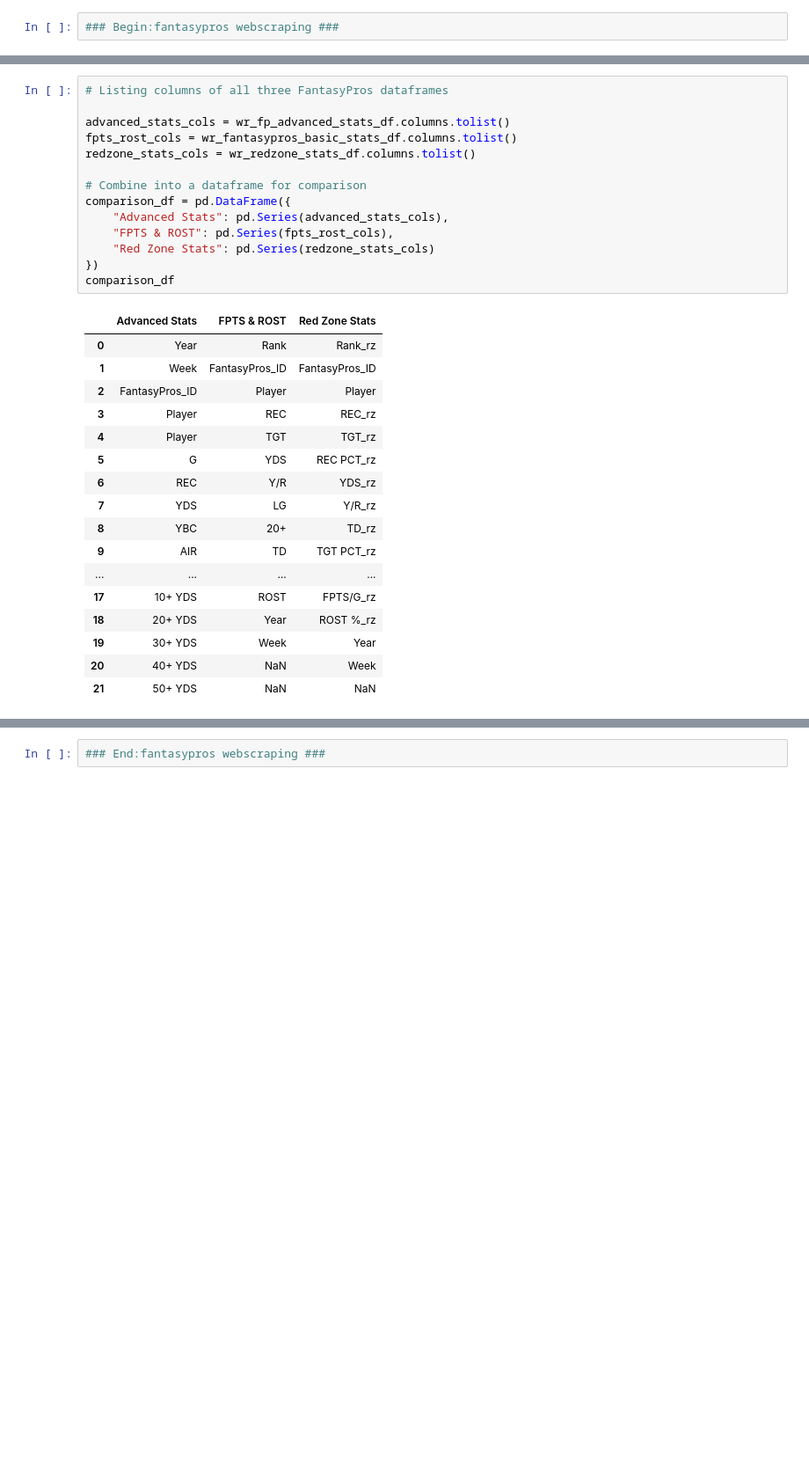
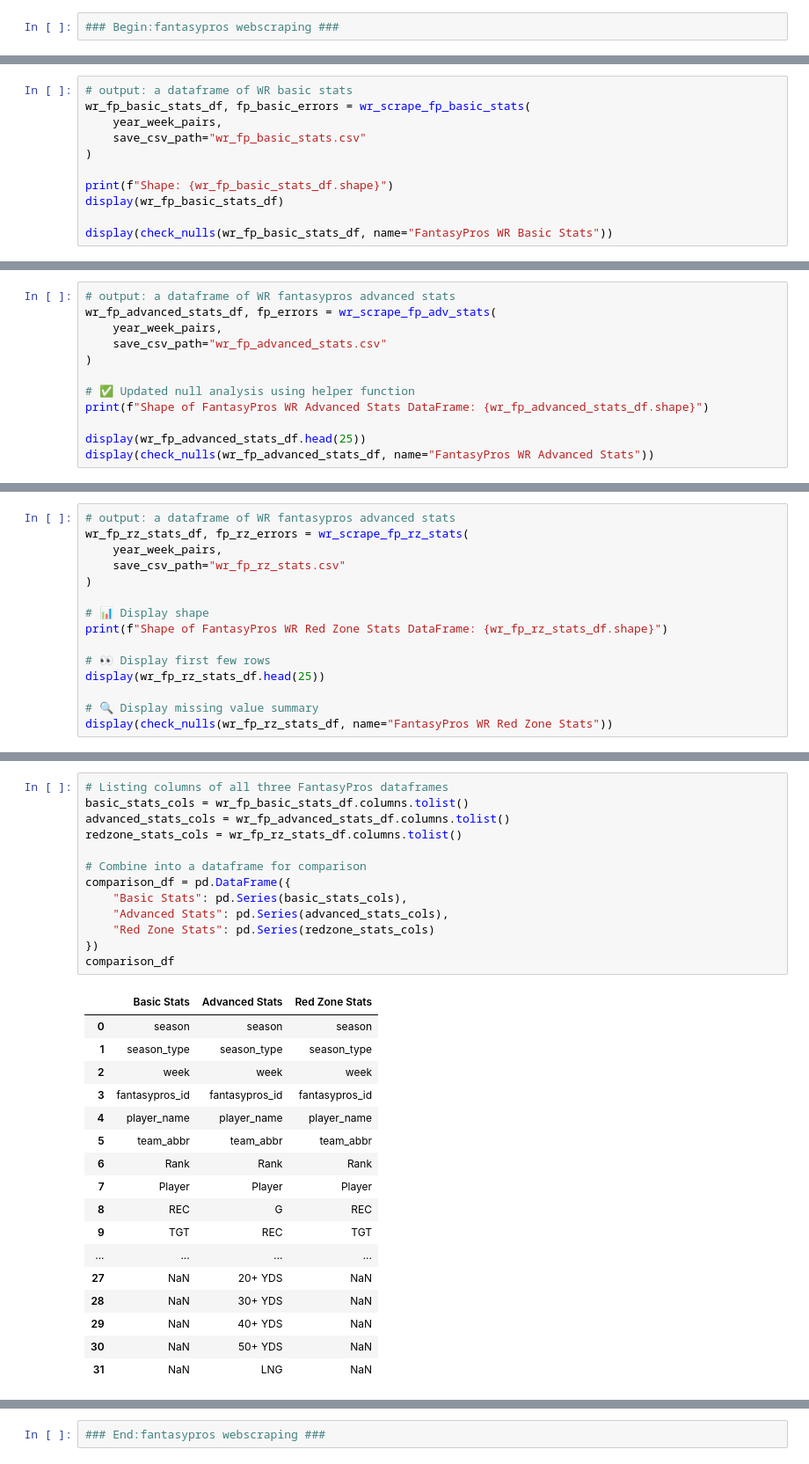
Before and after one commit to ARCtechmo/fanfav, a Jupyter notebook: wr_df_v2.ipynb, the cells around one changed output, grey strips where cells are left out. Shown at 88% size. Drawn from its saved outputs; the diff is of its cells as text; blank space fills up the shorter version.

```diff
--- a/wr_df_v2.ipynb
+++ b/wr_df_v2.ipynb
@@ -611,0 +570,11 @@ wr_redzone_stats_df = wr_scrape_fp_redzone(fp_years[0], fp_years[-1])
+# %%
+# output: a dataframe of WR basic stats
+wr_fp_basic_stats_df, fp_basic_errors = wr_scrape_fp_basic_stats(
+    year_week_pairs,
+    save_csv_path="wr_fp_basic_stats.csv"
+)
+
+print(f"Shape: {wr_fp_basic_stats_df.shape}")
+display(wr_fp_basic_stats_df)
+
+display(check_nulls(wr_fp_basic_stats_df, name="FantasyPros WR Basic Stats"))
@@ -611,0 +748,12 @@ wr_redzone_stats_df = wr_scrape_fp_redzone(fp_years[0], fp_years[-1])
+# %%
+# output: a dataframe of WR fantasypros advanced stats
+wr_fp_advanced_stats_df, fp_errors = wr_scrape_fp_adv_stats(
+    year_week_pairs,
+    save_csv_path="wr_fp_advanced_stats.csv"
+)
+
+# ✅ Updated null analysis using helper function
+print(f"Shape of FantasyPros WR Advanced Stats DataFrame: {wr_fp_advanced_stats_df.shape}")
+
+display(wr_fp_advanced_stats_df.head(25))
+display(check_nulls(wr_fp_advanced_stats_df, name="FantasyPros WR Advanced Stats"))
@@ -611,0 +951,15 @@ wr_redzone_stats_df = wr_scrape_fp_redzone(fp_years[0], fp_years[-1])
+# %%
+# output: a dataframe of WR fantasypros advanced stats
+wr_fp_rz_stats_df, fp_rz_errors = wr_scrape_fp_rz_stats(
+    year_week_pairs,
+    save_csv_path="wr_fp_rz_stats.csv"
+)
+
+# 📊 Display shape
+print(f"Shape of FantasyPros WR Red Zone Stats DataFrame: {wr_fp_rz_stats_df.shape}")
+
+# 👀 Display first few rows
+display(wr_fp_rz_stats_df.head(25))
+
+# 🔍 Display missing value summary
+display(check_nulls(wr_fp_rz_stats_df, name="FantasyPros WR Red Zone Stats"))
@@ -612,34 +987,33 @@ wr_redzone_stats_df = wr_scrape_fp_redzone(fp_years[0], fp_years[-1])
 # %%
 # Listing columns of all three FantasyPros dataframes
-
+basic_stats_cols = wr_fp_basic_stats_df.columns.tolist()
 advanced_stats_cols = wr_fp_advanced_stats_df.columns.tolist()
-fpts_rost_cols = wr_fantasypros_basic_stats_df.columns.tolist()
-redzone_stats_cols = wr_redzone_stats_df.columns.tolist()
+redzone_stats_cols = wr_fp_rz_stats_df.columns.tolist()
 
 # Combine into a dataframe for comparison
 comparison_df = pd.DataFrame({
+    "Basic Stats": pd.Series(basic_stats_cols),
     "Advanced Stats": pd.Series(advanced_stats_cols),
-    "FPTS & ROST": pd.Series(fpts_rost_cols),
     "Red Zone Stats": pd.Series(redzone_stats_cols)
 })
 comparison_df
 # %% [output]
-|  | Advanced Stats | FPTS & ROST | Red Zone Stats |
-| 0 | Year | Rank | Rank_rz |
-| 1 | Week | FantasyPros_ID | FantasyPros_ID |
-| 2 | FantasyPros_ID | Player | Player |
-| 3 | Player | REC | REC_rz |
-| 4 | Player | TGT | TGT_rz |
-| 5 | G | YDS | REC PCT_rz |
-| 6 | REC | Y/R | YDS_rz |
-| 7 | YDS | LG | Y/R_rz |
-| 8 | YBC | 20+ | TD_rz |
-| 9 | AIR | TD | TGT PCT_rz |
+|  | Basic Stats | Advanced Stats | Red Zone Stats |
+| 0 | season | season | season |
+| 1 | season_type | season_type | season_type |
+| 2 | week | week | week |
+| 3 | fantasypros_id | fantasypros_id | fantasypros_id |
+| 4 | player_name | player_name | player_name |
+| 5 | team_abbr | team_abbr | team_abbr |
+| 6 | Rank | Rank | Rank |
+| 7 | Player | Player | Player |
+| 8 | REC | G | REC |
+| 9 | TGT | REC | TGT |
 | ... | ... | ... | ... |
-| 17 | 10+ YDS | ROST | FPTS/G_rz |
-| 18 | 20+ YDS | Year | ROST %_rz |
-| 19 | 30+ YDS | Week | Year |
-| 20 | 40+ YDS | NaN | Week |
-| 21 | 50+ YDS | NaN | NaN |
+| 27 | NaN | 20+ YDS | NaN |
+| 28 | NaN | 30+ YDS | NaN |
+| 29 | NaN | 40+ YDS | NaN |
+| 30 | NaN | 50+ YDS | NaN |
+| 31 | NaN | LNG | NaN |
 # %%
 # ✅ Display the shape of each dataframe before merging
```
Also changed, not shown: parts of 66 cells of this notebook.
